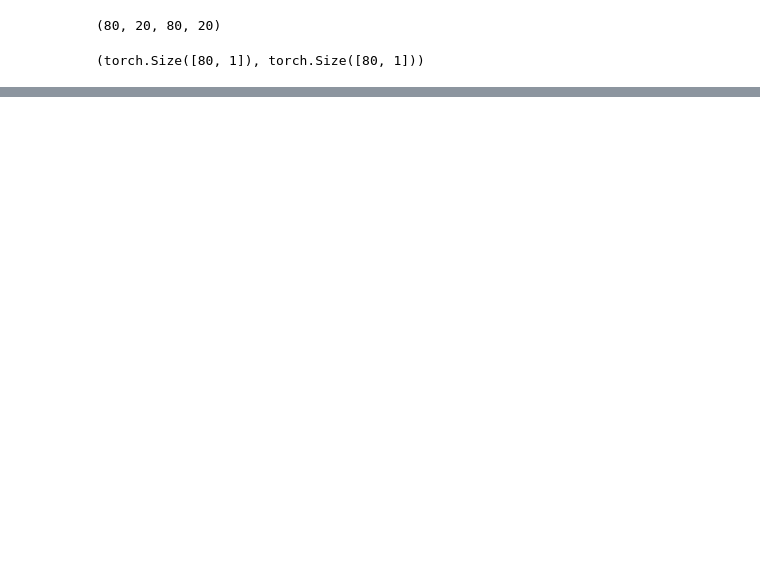
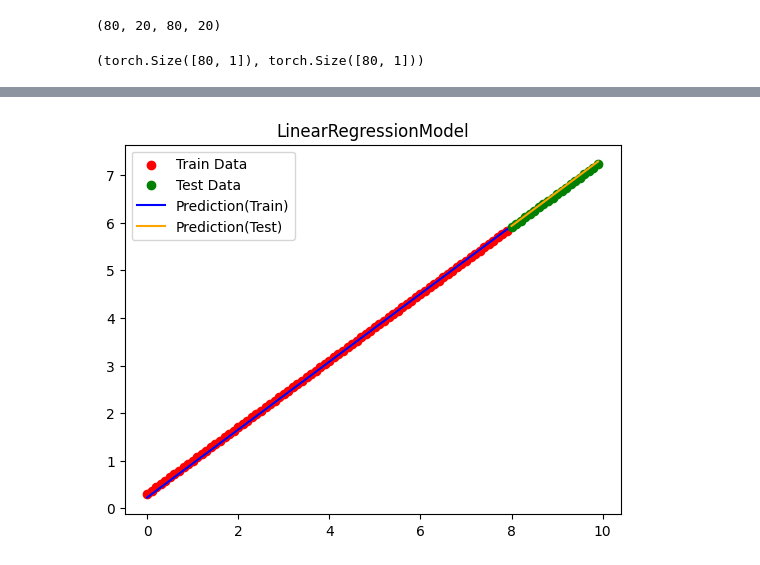
Before and after one commit to axiomchronicles/neural_network_learning, a Jupyter notebook: PyTorch_Learning/pathway_02.ipynb, the cells around one changed output, grey strips where cells are left out. Drawn from its saved outputs; the diff is of its cells as text; code cells hidden in the pictures; blank space fills up the shorter version.

```diff
--- a/PyTorch_Learning/pathway_02.ipynb
+++ b/PyTorch_Learning/pathway_02.ipynb
@@ -96,0 +124,14 @@ plt.show()
+# %%
+with torch.inference_mode():
+    y_pred_train = model(X_train)
+    y_pred_test = model(X_test)
+
+plt.title("LinearRegressionModel")
+plt.scatter(X_train, y_train, label="Train Data", color="red")
+plt.scatter(X_test, y_test, label="Test Data", color="green")
+plt.plot(X_train, y_pred_train, label="Prediction(Train)", color="Blue")
+plt.plot(X_test, y_pred_test, label="Prediction(Test)", color="orange")
+plt.legend()
+plt.show()
+# %% [output]
+[figure, added]
```
Also changed, not shown: parts of 6 cells of this notebook.
